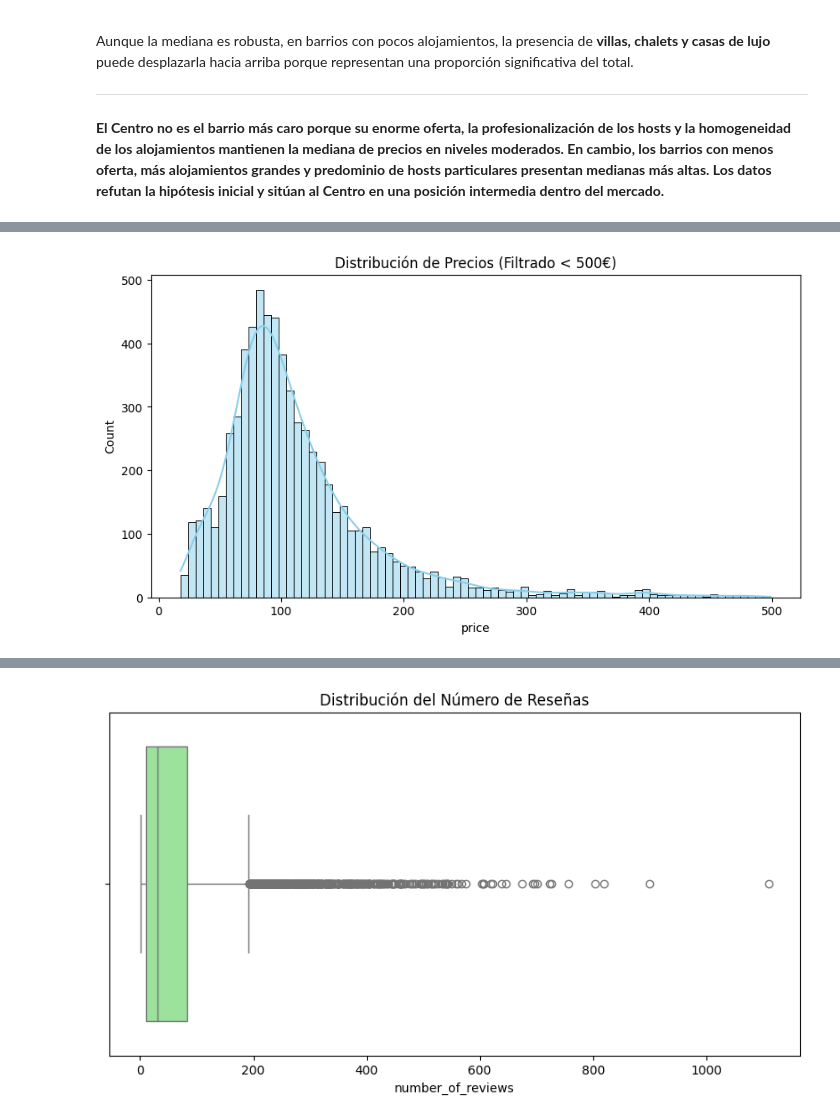
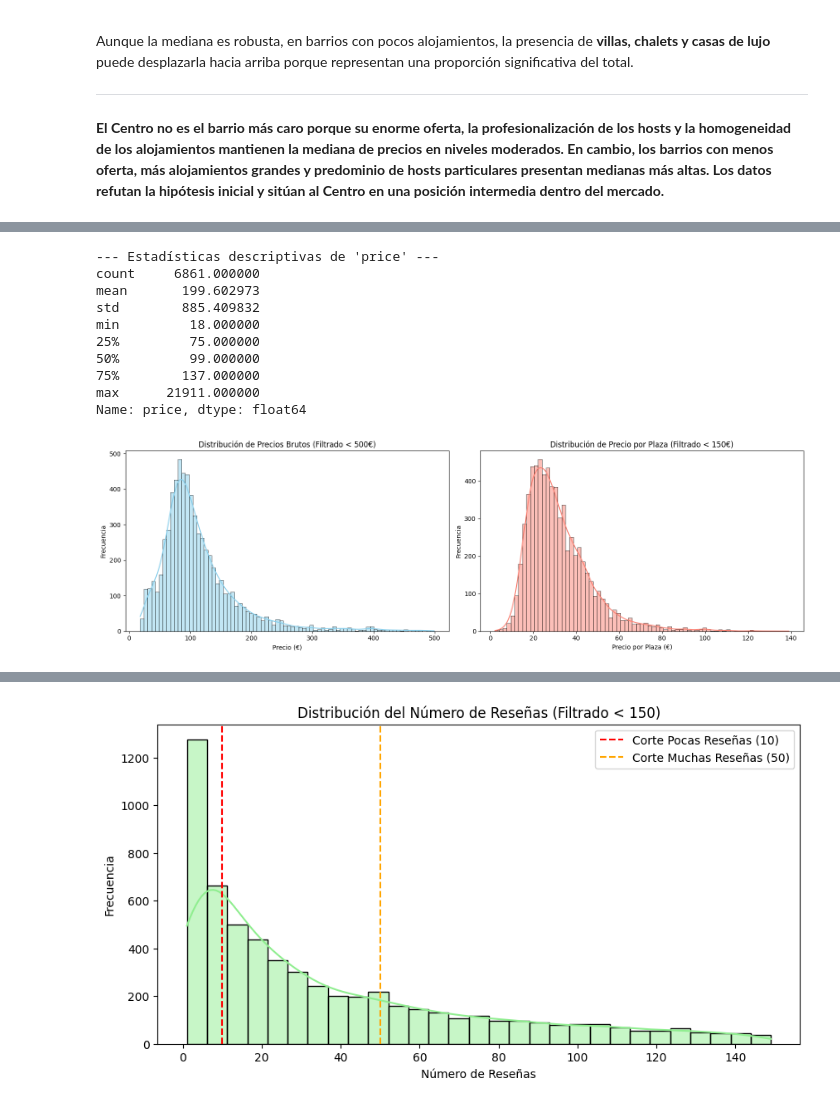
Before and after one commit to MHHsim/Proyect-Break-I, a Jupyter notebook: src/notebooks/Fase_04_Analysis.ipynb, the cells around one changed output, grey strips where cells are left out. Saved outputs shown, nothing was run; the diff lists cells and outputs as text; code cells hidden in the pictures.

```diff
--- a/src/notebooks/Fase_04_Analysis.ipynb
+++ b/src/notebooks/Fase_04_Analysis.ipynb
@@ -485 +485,4 @@ La lógica detrás de esto suele ser que los "anfitriones novatos" o con propied
+# %%
+# Variables creadas nuevas:
+df['price_per_accommodation'] = df['price'] / df['accommodates'] # Divide precio / capacidad para evitar analizar "casas grandes" como "caras" erróneamente.
 # %% [markdown]
@@ -489,17 +490,69 @@ El objetivo es analizar cómo se coporta el dinero en el dataset. Buscamos enten
 # %%
-# 1. Histograma de precios (limitamos a 500 para ver mejor el grueso de los datos)
-plt.figure(figsize=(10, 5))
-sns.histplot(df[df['price'] < 500]['price'], kde=True, color='skyblue')
-plt.title('Distribución de Precios (Filtrado < 500€)')
+# Calculamos las métricas clave de tendencia central y la dispersión
+print("--- Estadísticas descriptivas de 'price' ---")
+print(df['price'].describe())
+
+# Configuramos la figura para comparar el precio bruto y el precio por plaza
+fig, axes = plt.subplots(1, 2, figsize=(16, 5))
+
+# 1. Histograma 1: Precio Bruto (limitado a < 500€ para eliminar los outliers)
+sns.histplot(data=df[df['price'] < 500], x='price', kde=True, color='skyblue', ax=axes[0])
+axes[0].set_title('Distribución de Precios Brutos (Filtrado < 500€)')
+axes[0].set_xlabel('Precio (€)')
+axes[0].set_ylabel('Frecuencia')
+
+# Histograma 2: Precio por Plaza (limitado a < 150€ para mejor visualización)
+sns.histplot(data=df[df['price_per_accommodation'] < 150], x='price_per_accommodation', kde=True, color='salmon', ax=axes[1])
+axes[1].set_title('Distribución de Precio por Plaza (Filtrado < 150€)')
+axes[1].set_xlabel('Precio por Plaza (€)')
+axes[1].set_ylabel('Frecuencia')
+
+plt.tight_layout()
 plt.show()
 
-# 2. Boxplot de reseñas
+# 2. Estudio de las reseñas
+print("\n--- Estadísticas descriptivas de 'number_of_reviews' ---")
+print(df['number_of_reviews'].describe())
+
+# Analizando los percentiles importantes para justificar cortes que hagamos
+p25 = df['number_of_reviews'].quantile(0.25)
+p75 = df['number_of_reviews'].quantile(0.75)
+print(f"\nJustificación matemática:")
+print(f"- El 25% de los alojamientos tiene {p25:.0f} reseñas o menos (Grupo 'Pocas').")
+print(f"- El 25% de los alojamientos con más actividad tiene {p75:.0f} reseñas o más (Grupo 'Muchas').")
+
+# Histograma del volumen de reseñas (limitamos a < 150 reseñas para apreciar la curva)
 plt.figure(figsize=(10, 5))
-sns.boxplot(x=df['number_of_reviews'], color='lightgreen')
-plt.title('Distribución del Número de Reseñas')
+sns.histplot(data=df[df['number_of_reviews'] < 150], x='number_of_reviews', kde=True, color='lightgreen')
+plt.axvline(x=10, color='red', linestyle='--', label='Corte Pocas Reseñas (10)')
+plt.axvline(x=50, color='orange', linestyle='--', label='Corte Muchas Reseñas (50)')
+plt.title('Distribución del Número de Reseñas (Filtrado < 150)')
+plt.xlabel('Número de Reseñas')
+plt.ylabel('Frecuencia')
+plt.legend()
 plt.show()
 
-# 3. Resumen estadístico
-print(df[['price', 'number_of_reviews']].describe())
+# Segmentación y creación de categorías
+# Definimos los cortes basándonos en los criterios de:
+# 0-10 (pocas), 10-50 (medias), 50+ (muchas)
+cortes = [0, 10, 50, df['number_of_reviews'].max()]
+etiquetas = ['Pocas', 'Medias', 'Muchas']
+
+# Aplicamos pd.cut para generar la columna categórica (con el 0 incluido)
+df['Segmento Reseñas'] = pd.cut(df['number_of_reviews'], bins=cortes, labels=etiquetas, include_lowest=True)
+
+# Comprobamos la salud de la muestra mostrando el volumen de datos por grupo
+print("\n--- Distribución de registros por Segmento de Reseñas ---")
+print(df['Segmento Reseñas'].value_counts())
 # %% [output]
+--- Estadísticas descriptivas de 'price' ---
+count     6861.000000
+mean       199.602973
+std        885.409832
+min         18.000000
+25%         75.000000
+50%         99.000000
+75%        137.000000
+max      21911.000000
+Name: price, dtype: float64
-[figure, old version]
+[figure, new version]
@@ -506 +573 @@ print(df[['price', 'number_of_reviews']].describe())
-[figure, old version]
+[figure, new version]
```
Also changed, not shown: parts of 40 cells of this notebook, 6 other files.
